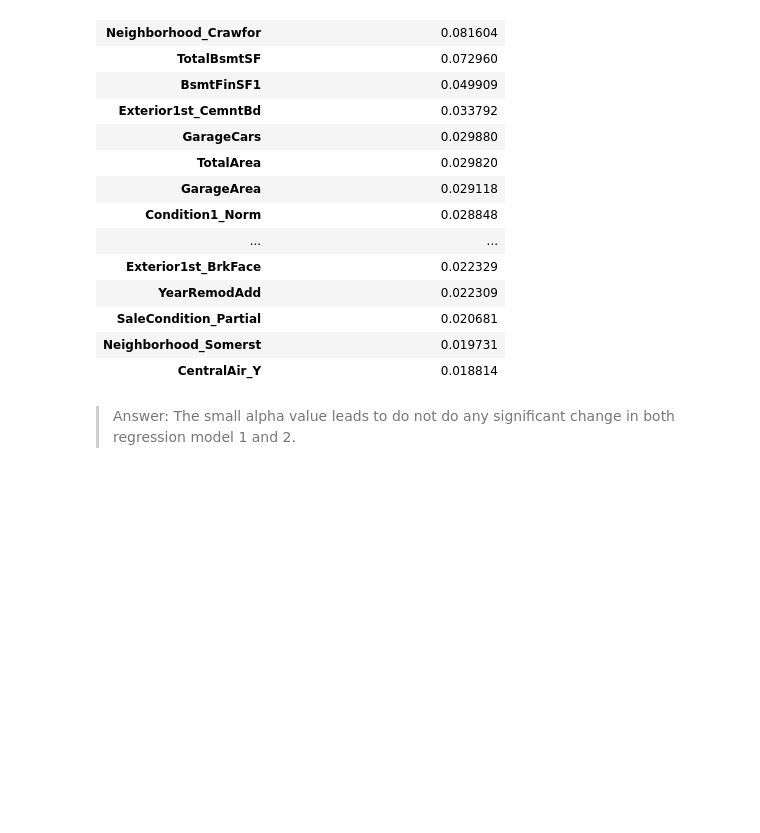
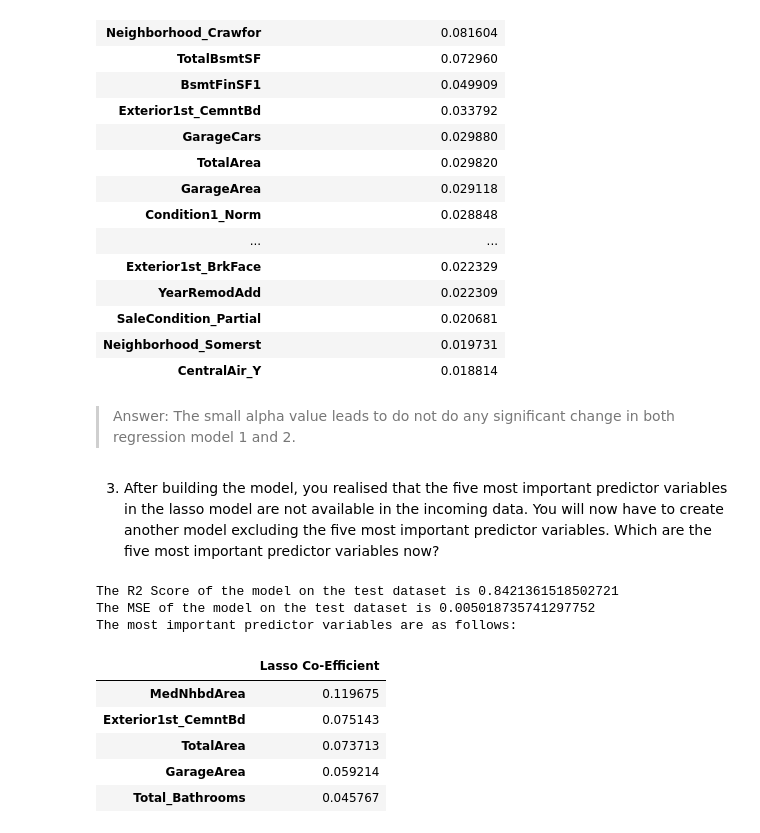
Before and after one commit to cuonghv0298/Advanced-Regression, a Jupyter notebook: house_predict.ipynb, the cells around one changed output. Drawn from its saved outputs; the diff is of its cells as text; code cells hidden in the pictures; blank space fills up the shorter version.

```diff
--- a/house_predict.ipynb
+++ b/house_predict.ipynb
@@ -996,3 +998,34 @@ The most important predictor variables are as follows:
 | CentralAir_Y | 0.018814 |
 # %% [markdown]
 > Answer: The small alpha value leads to do not do any significant change in both regression model 1 and 2.
+# %% [markdown]
+3. After building the model, you realised that the five most important predictor variables in the lasso model are not available in the incoming data. You will now have to create another model excluding the five most important predictor variables. Which are the five most important predictor variables now?
+# %%
+#Removing the 5 most important predictor variables from the incoming dataset
+
+X_train_q3 = X_train.drop(['1stFlrSF','2ndFlrSF','Neighborhood_Crawfor','TotalBsmtSF','BsmtFinSF1'],axis=1)
+X_test_q3 = X_test.drop(['1stFlrSF','2ndFlrSF','Neighborhood_Crawfor','TotalBsmtSF','BsmtFinSF1'],axis=1)
+# %%
+# Building Lasso Model with the new dataset
+lasso3 = Lasso(alpha=0.0004,random_state=100)
+lasso3.fit(X_train_q3,y_train)
+lasso3_coef = lasso3.coef_
+y_test_pred = lasso3.predict(X_test_q3)
+print('The R2 Score of the model on the test dataset is',r2_score(y_test, y_test_pred))
+print('The MSE of the model on the test dataset is', mean_squared_error(y_test, y_test_pred))
+lasso3_coeff = pd.DataFrame(np.atleast_2d(lasso3_coef),columns=X_train_q3.columns)
+lasso3_coeff = lasso3_coeff.T
+lasso3_coeff.rename(columns={0: 'Lasso Co-Efficient'},inplace=True)
+lasso3_coeff.sort_values(by=['Lasso Co-Efficient'], ascending=False,inplace=True)
+print('The most important predictor variables are as follows:')
+lasso3_coeff.head(5)
+# %% [output]
+The R2 Score of the model on the test dataset is 0.8421361518502721
+The MSE of the model on the test dataset is 0.005018735741297752
+The most important predictor variables are as follows:
+|  | Lasso Co-Efficient |
+| MedNhbdArea | 0.119675 |
+| Exterior1st_CemntBd | 0.075143 |
+| TotalArea | 0.073713 |
+| GarageArea | 0.059214 |
+| Total_Bathrooms | 0.045767 |
```
Also changed, not shown: parts of 14 cells of this notebook, 3 other files.
